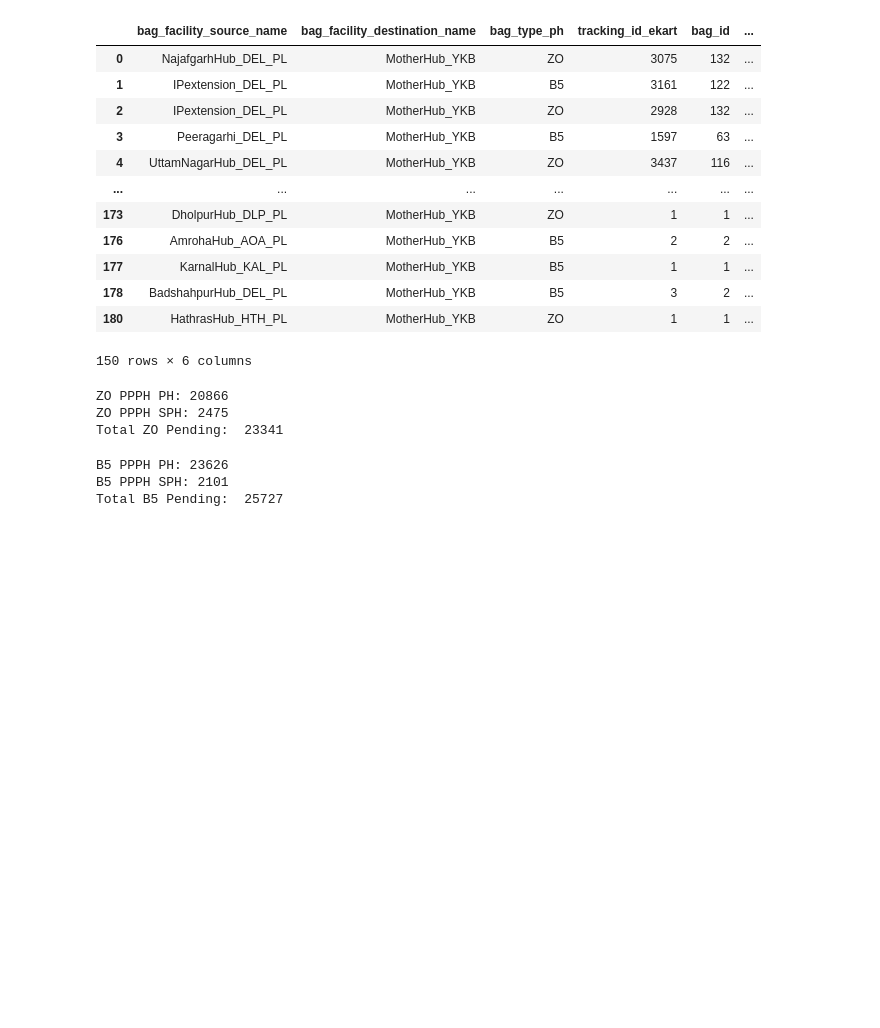
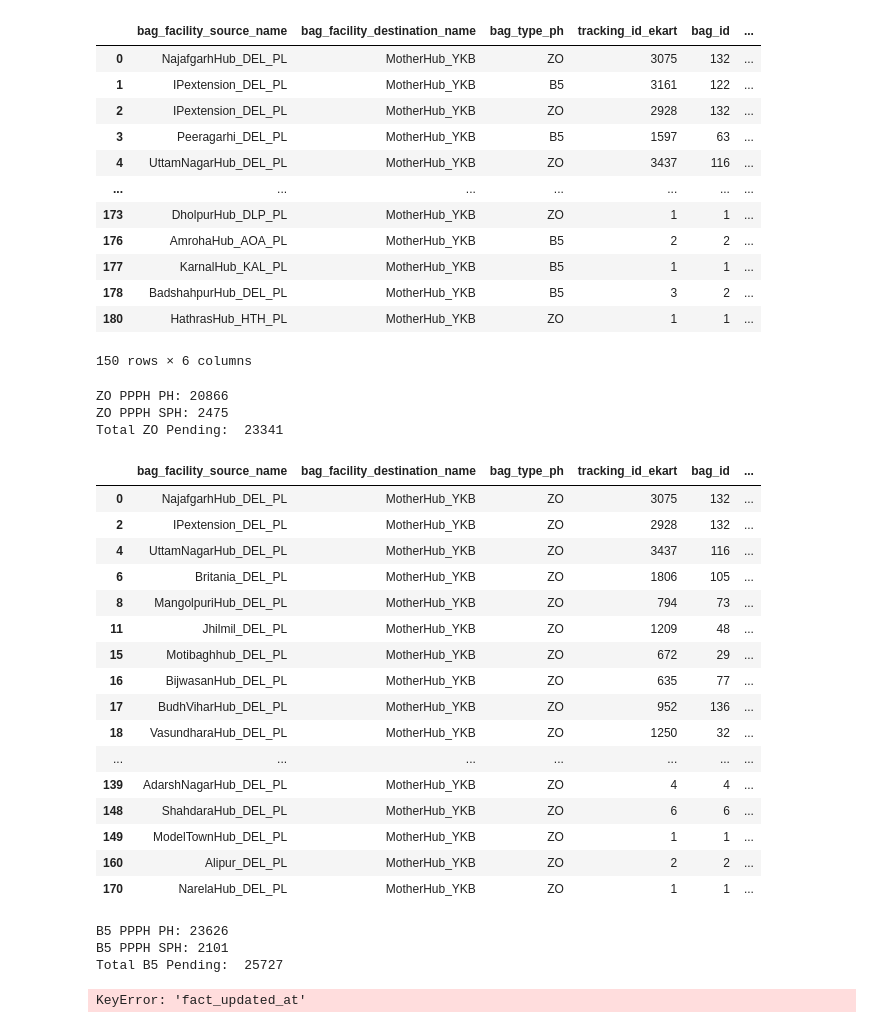
Before and after one commit to mrrobot620/cbs_bag_hold, a Jupyter notebook: pendency.ipynb, the cells around one changed output. Drawn from its saved outputs; the diff is of its cells as text; code cells hidden in the pictures; blank space fills up the shorter version.

```diff
--- a/pendency.ipynb
+++ b/pendency.ipynb
@@ -47,19 +52,39 @@ df_ppph
 # %%
 df_ppph_zo = df_ppph[df_ppph['bag_type_ph'] == "ZO"]
 
 df_ppph_zo_ph  = df_ppph_zo[df_ppph_zo['bag_facility_source_name'].str.contains("DEL_PL|Bilaspur|Bhiwani|Bhiwadi")]
 zo_ph_shipment_count  = df_ppph_zo_ph['tracking_id_ekart'].sum()
 df_ppph_zo_sph = df_ppph_zo[~df_ppph_zo.index.isin(df_ppph_zo_ph.index)]
 zo_sph_shipment_count = df_ppph_zo_sph['tracking_id_ekart'].sum()
 
 print(f"ZO PPPH PH: {zo_ph_shipment_count}")
 print(f"ZO PPPH SPH: {zo_sph_shipment_count}")
 
 print(f"Total ZO Pending:  {zo_ph_shipment_count + zo_sph_shipment_count}")
+
+
+df_ppph_zo_ph
 # %% [output]
 ZO PPPH PH: 20866
 ZO PPPH SPH: 2475
 Total ZO Pending:  23341
+|  | bag_facility_source_name | bag_facility_destination_name | bag_type_ph | tracking_id_ekart | bag_id | ... |
+| 0 | NajafgarhHub_DEL_PL | MotherHub_YKB | ZO | 3075 | 132 | ... |
+| 2 | IPextension_DEL_PL | MotherHub_YKB | ZO | 2928 | 132 | ... |
+| 4 | UttamNagarHub_DEL_PL | MotherHub_YKB | ZO | 3437 | 116 | ... |
+| 6 | Britania_DEL_PL | MotherHub_YKB | ZO | 1806 | 105 | ... |
+| 8 | MangolpuriHub_DEL_PL | MotherHub_YKB | ZO | 794 | 73 | ... |
+| 11 | Jhilmil_DEL_PL | MotherHub_YKB | ZO | 1209 | 48 | ... |
+| 15 | Motibaghhub_DEL_PL | MotherHub_YKB | ZO | 672 | 29 | ... |
+| 16 | BijwasanHub_DEL_PL | MotherHub_YKB | ZO | 635 | 77 | ... |
+| 17 | BudhViharHub_DEL_PL | MotherHub_YKB | ZO | 952 | 136 | ... |
+| 18 | VasundharaHub_DEL_PL | MotherHub_YKB | ZO | 1250 | 32 | ... |
+| ... | ... | ... | ... | ... | ... | ... |
+| 139 | AdarshNagarHub_DEL_PL | MotherHub_YKB | ZO | 4 | 4 | ... |
+| 148 | ShahdaraHub_DEL_PL | MotherHub_YKB | ZO | 6 | 6 | ... |
+| 149 | ModelTownHub_DEL_PL | MotherHub_YKB | ZO | 1 | 1 | ... |
+| 160 | Alipur_DEL_PL | MotherHub_YKB | ZO | 2 | 2 | ... |
+| 170 | NarelaHub_DEL_PL | MotherHub_YKB | ZO | 1 | 1 | ... |
 # %%
 df_ppph_b5 = df_ppph[df_ppph['bag_type_ph'] == "B5"]
 
@@ -79,3 +104,37 @@ print(f"Total B5 Pending:  {b5_ph_shipment_count + b5_sph_shipment_count}")
 B5 PPPH PH: 23626
 B5 PPPH SPH: 2101
 Total B5 Pending:  25727
+# %%
+def calculate_and_categorize_time(dataframe, column_name, current_time  , bucket_name):
+    df_time_wise = pd.to_datetime(dataframe[column_name])
+    df_hour_wise = (current_time - df_time_wise) / pd.Timedelta(hours=1)
+    df_hour_wise = df_hour_wise.round().astype(int)
+
+    def categorize_time(hour_diff):
+        if hour_diff > 48:
+            return '> 48 hours'
+        elif hour_diff > 24 and hour_diff < 48:
+            return '24-48 hours'
+        elif hour_diff > 11:
+            return '12-24 hours'
+        else:
+            return '< 12 hours'
+
+    dataframe["hour_diff"] = df_hour_wise
+    dataframe[bucket_name] = df_hour_wise.apply(categorize_time)
+    data = dataframe[bucket_name].value_counts()
+    return data
+
+
+final_zo_ph = calculate_and_categorize_time(df_ppph_zo_ph , 'fact_updated_at' , current_time , 'ZO PH')
+print(f"{final_zo_ph} & total {sum(final_zo_ph)}" )
+final_zo_sph = calculate_and_categorize_time(df_ppph_zo_sph, 'fact_updated_at' , current_time , "ZO SPH")
+print(f"{final_zo_sph}  && Total:  {sum(final_zo_sph)}")
+print(f"ZO Total PH + SPH =   {sum(final_zo_sph) + sum(final_zo_ph)}")
+final_b5_ph = calculate_and_categorize_time(df_ppph_b5_ph , 'fact_updated_at' , current_time , "B5 PH")
+print(f" {final_b5_ph} && Total:  {sum(final_b5_ph)}")
+final_b5_sph = calculate_and_categorize_time(df_ppph_b5_sph , 'fact_updated_at' , current_time , "B5 SPH")
+print(f"{final_b5_sph} && Total {sum(final_b5_sph)}")
+print(f"B5 Final PH + SPH =  {sum(final_b5_ph) + sum(final_b5_sph)}")
+# %% [output]
+KeyError: 'fact_updated_at'
```
Also changed, not shown: parts of 1 cell of this notebook, 1 other file.
